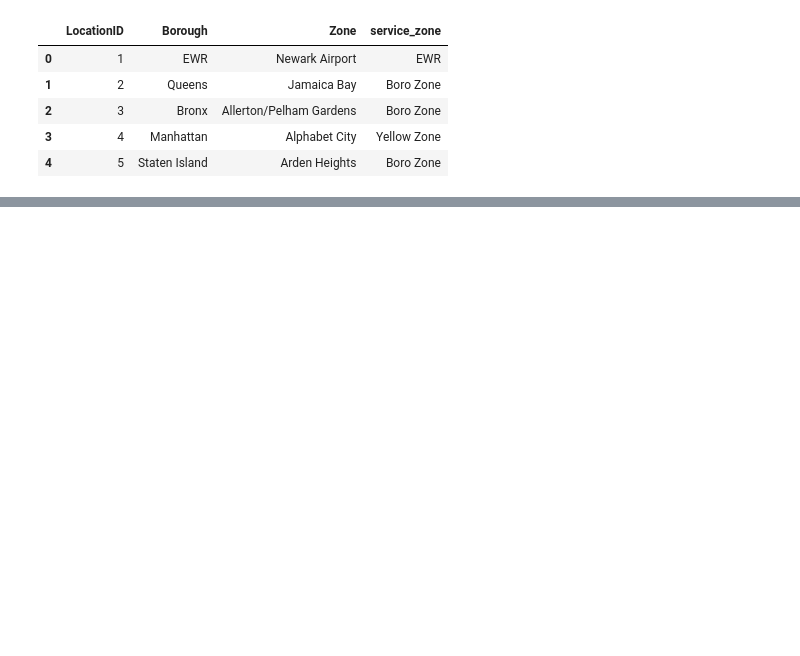
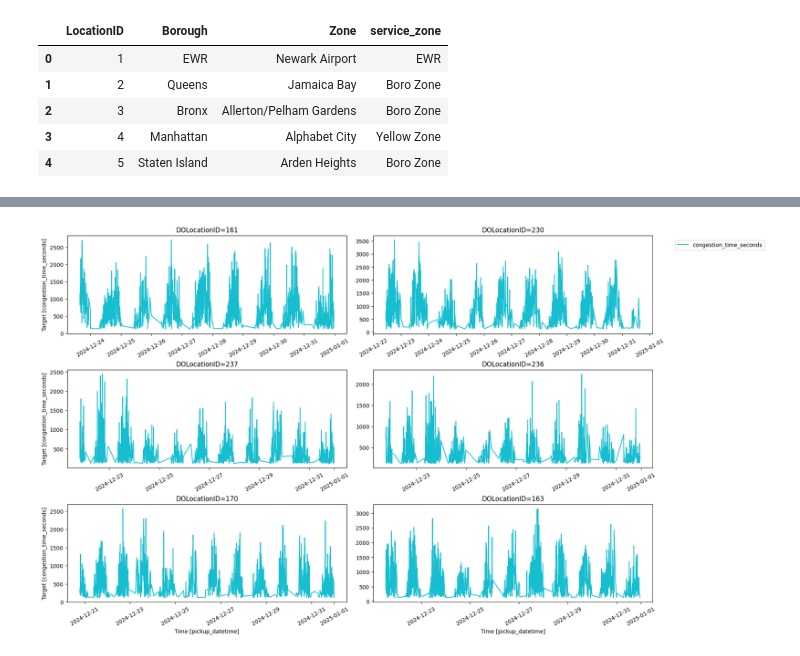
Before and after one commit to cookie-monsta23/MAST30034-Assignment-1, a Jupyter notebook: notebooks/Assignment_1.ipynb, the cells around one changed output, grey strips where cells are left out. Drawn from its saved outputs; the diff is of its cells as text; code cells hidden in the pictures; blank space fills up the shorter version.

```diff
--- a/notebooks/Assignment_1.ipynb
+++ b/notebooks/Assignment_1.ipynb
@@ -107,0 +530,19 @@ _map
+# %%
+unique_ids = [161, 230, 237, 236, 170, 163]
+# %%
+from utilsforecast.plotting import plot_series
+#number of months
+n = 1/4
+plot_series(df=final_filtered_df_pd,
+            ids =unique_ids,
+            time_col='pickup_datetime',
+            target_col='congestion_time_seconds',
+            id_col="DOLocationID",
+            max_insample_length=n*5000)
+
+# max_insample_length = 500
+# This is about 3-4 days of data for the LocationIDs in the unique_ids list
+# max_insample_length = 5000
+# This would be about 30-40 days of data for the LocationIDs in the unique_ids list so around a month of data
+# %% [output]
+[figure, added]
```
Also changed, not shown: parts of 45 cells of this notebook, 16 other files.
